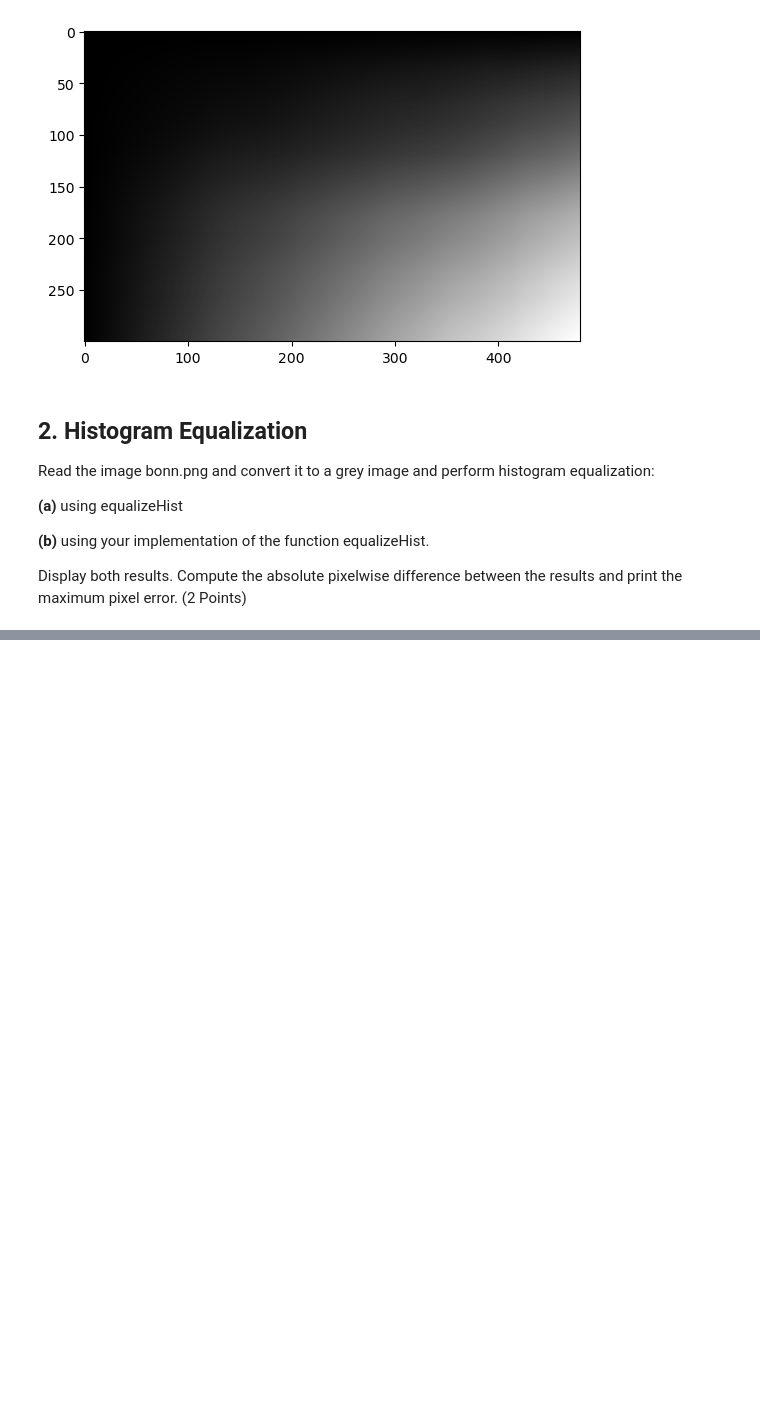
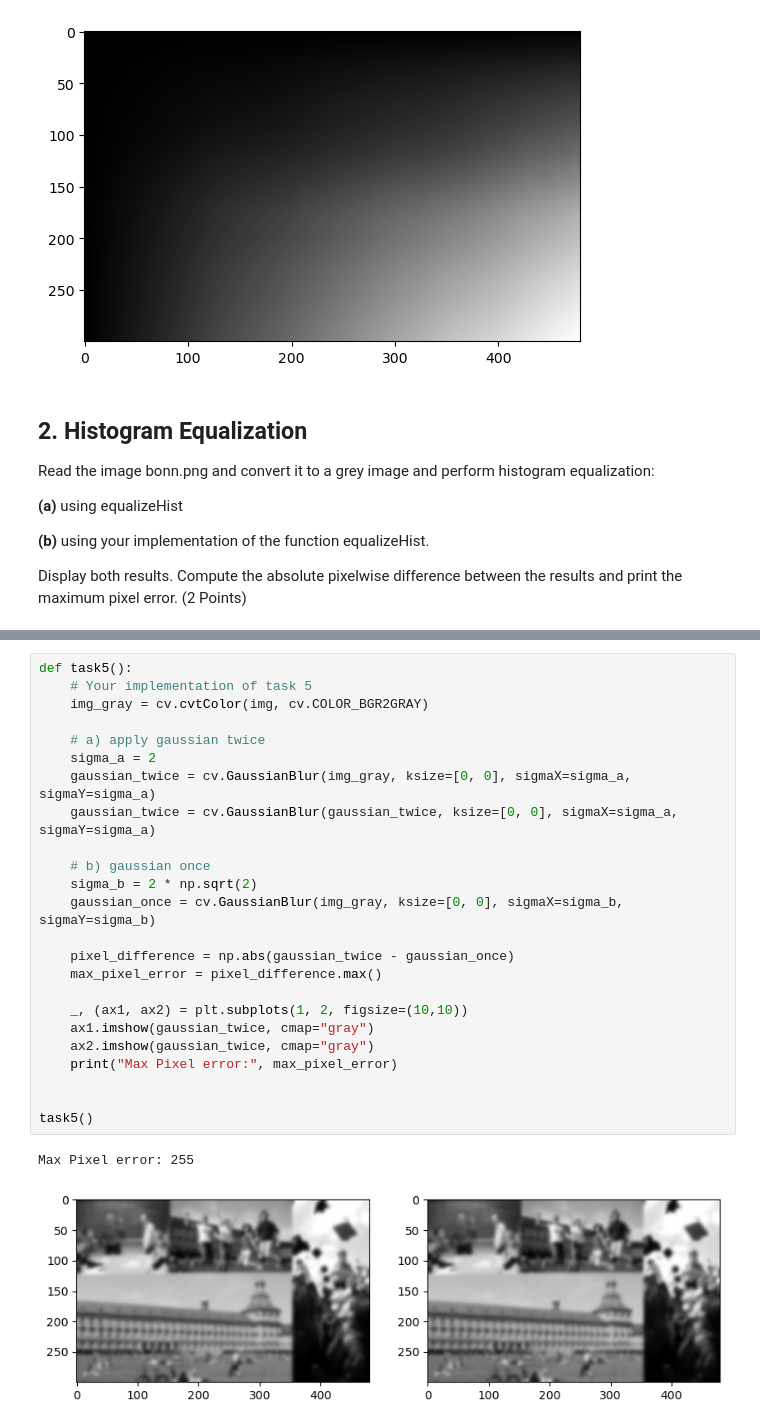
Before and after one commit to Patschwemm/CV_Course, a Jupyter notebook: Sheet01/sheet01.ipynb, the cells around one changed output, grey strips where cells are left out. Drawn from its saved outputs; the diff is of its cells as text; blank space fills up the shorter version.

```diff
--- a/Sheet01/sheet01.ipynb
+++ b/Sheet01/sheet01.ipynb
@@ -177,0 +162,27 @@ def task8():
+# %%
+def task5():
+    # Your implementation of task 5
+    img_gray = cv.cvtColor(img, cv.COLOR_BGR2GRAY)
+
+    # a) apply gaussian twice
+    sigma_a = 2
+    gaussian_twice = cv.GaussianBlur(img_gray, ksize=[0, 0], sigmaX=sigma_a, sigmaY=sigma_a)
+    gaussian_twice = cv.GaussianBlur(gaussian_twice, ksize=[0, 0], sigmaX=sigma_a, sigmaY=sigma_a)
+
+    # b) gaussian once
+    sigma_b = 2 * np.sqrt(2)
+    gaussian_once = cv.GaussianBlur(img_gray, ksize=[0, 0], sigmaX=sigma_b, sigmaY=sigma_b)
+
+    pixel_difference = np.abs(gaussian_twice - gaussian_once)
+    max_pixel_error = pixel_difference.max()
+
+    _, (ax1, ax2) = plt.subplots(1, 2, figsize=(10,10))
+    ax1.imshow(gaussian_twice, cmap="gray")
+    ax2.imshow(gaussian_twice, cmap="gray")
+    print("Max Pixel error:", max_pixel_error)
+
+
+task5()
+# %% [output]
+Max Pixel error: 255
+[figure, added]
```
Also changed, not shown: parts of 7 cells of this notebook.
